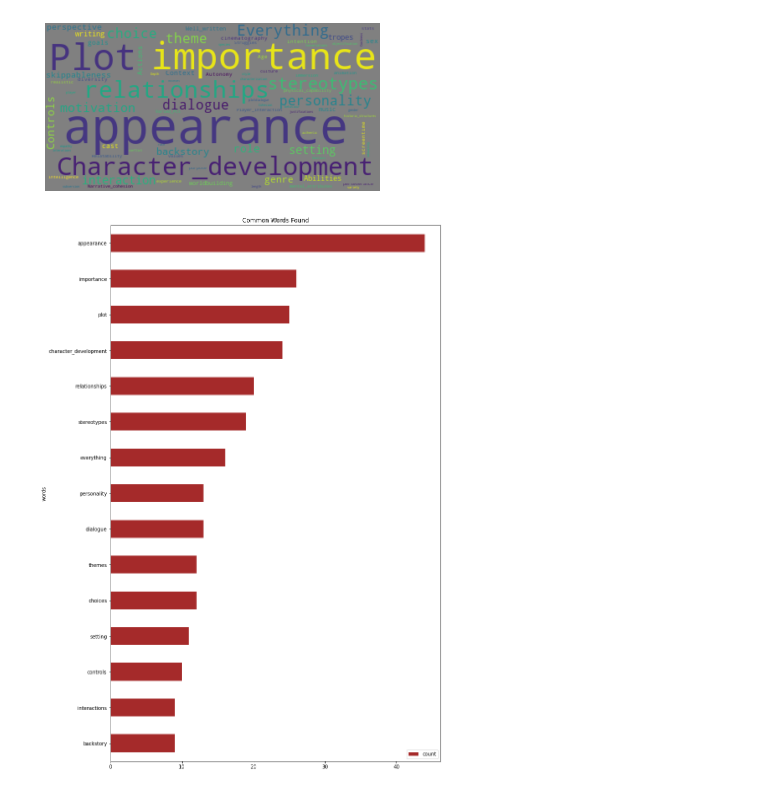
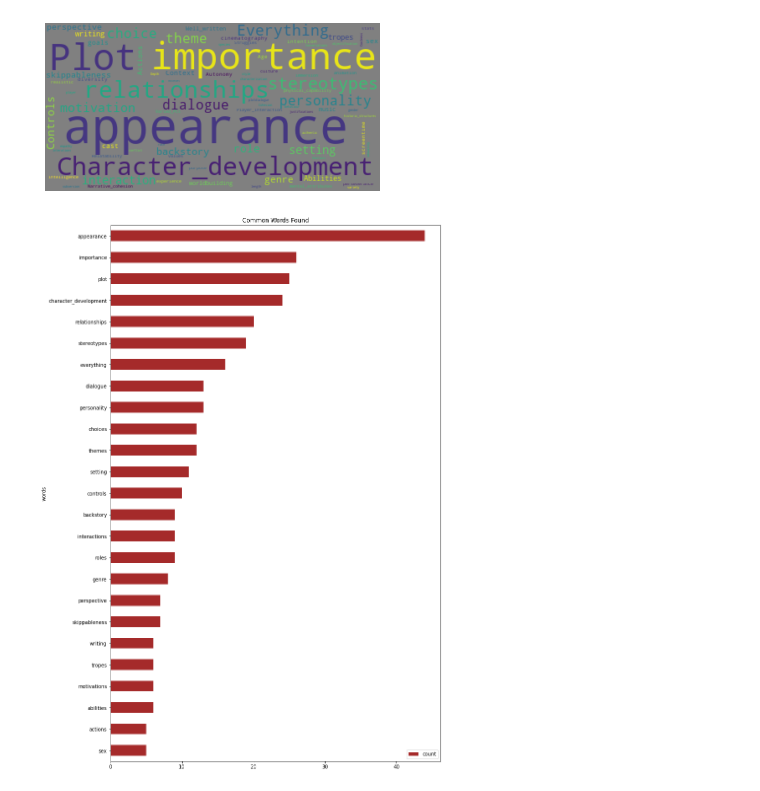
Before and after one commit to SilentSierra/DissDataAnalysis, a Jupyter notebook: Representation_of_Women_in_Media.ipynb, the cells around one changed output. Cells and saved outputs as stored; diff of their text form; code cells hidden in the pictures.

```diff
--- a/Representation_of_Women_in_Media.ipynb
+++ b/Representation_of_Women_in_Media.ipynb
@@ -441,25 +441,25 @@ plt.show()
 # %%
 cnt2 = Counter()
 everything = everything.lower()
 for text2 in everything.split():
   text2 = text2.replace(',','')
   if len(text2) > 2:
     cnt2[text2] += 1
 #cnt.most_common(150)
 
-word_freq = pd.DataFrame(cnt2.most_common(15),
+word_freq = pd.DataFrame(cnt2.most_common(25),
                              columns=['words', 'count'])
 word_freq.head()
 
 import matplotlib.pyplot as plt
 fig, ax = plt.subplots(figsize=(12, 20))
 
 # Plot horizontal bar graph
 word_freq.sort_values(by='count').plot.barh(x='words',
                       y='count',
                       ax=ax,
                       color="brown")
 ax.set_title("Common Words Found")
 plt.show()
 # %% [output]
-[figure, old version]
+[figure, new version]
```
